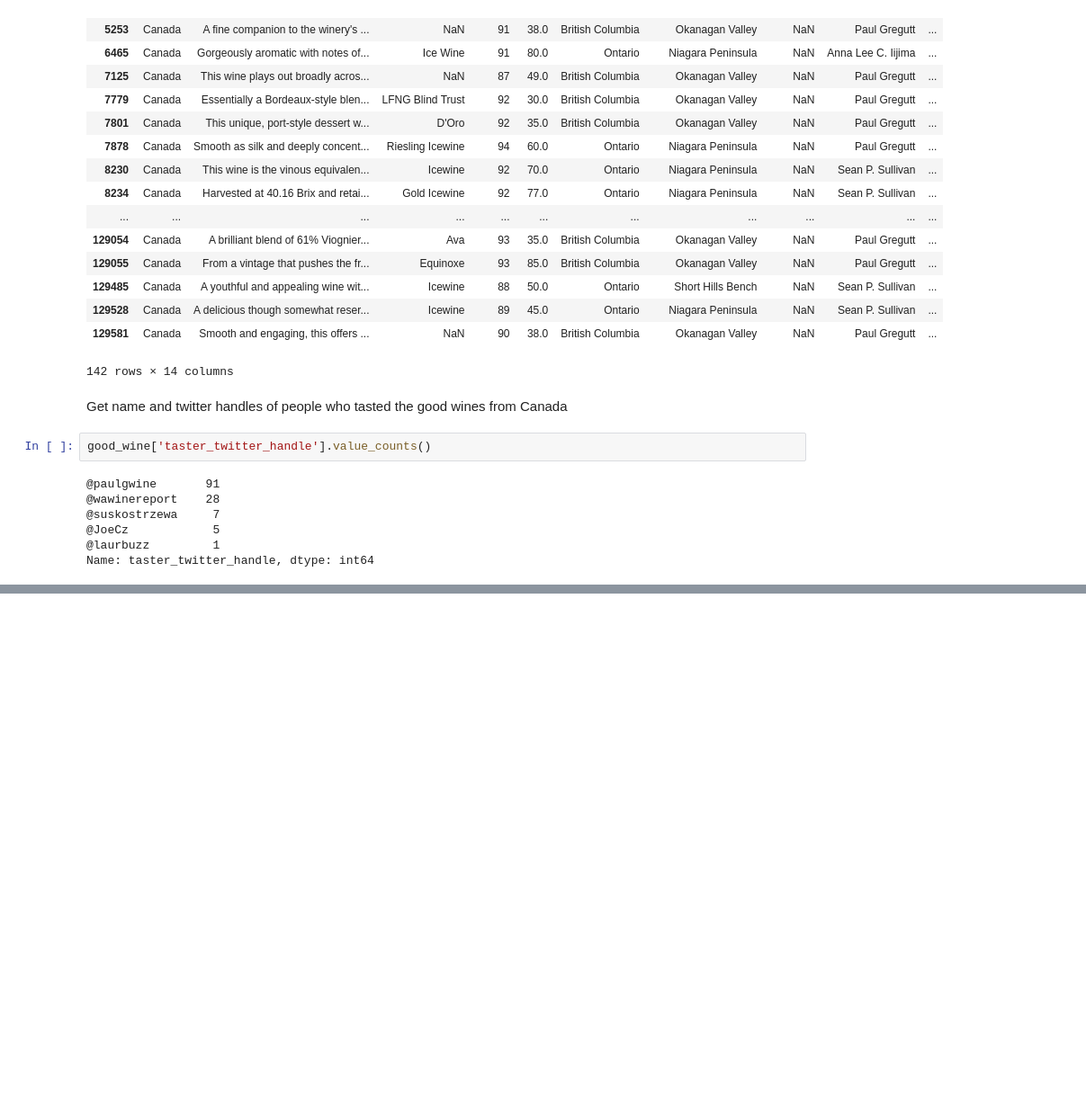
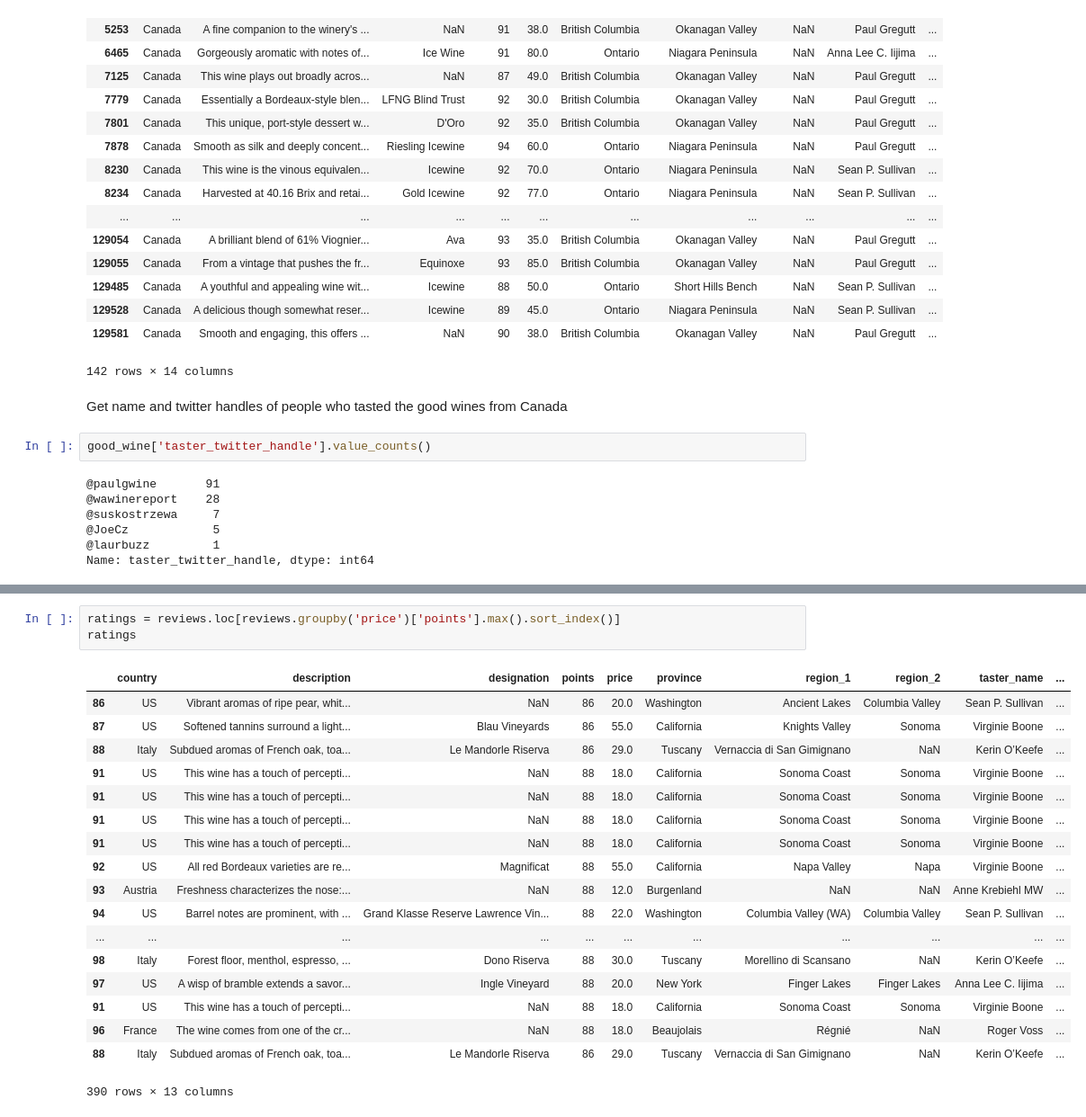
Before and after one commit to jimaid/tutorial, a Jupyter notebook: Pandas tutorials.ipynb, the cells around one changed output, grey strips where cells are left out. Shown: that part at 90% size. Saved outputs shown, nothing was run; the diff lists cells and outputs as text; blank space fills up the shorter version.

```diff
--- a/Pandas tutorials.ipynb
+++ b/Pandas tutorials.ipynb
@@ -512,0 +579,22 @@ Name: taster_twitter_handle, dtype: int64
+# %%
+ratings = reviews.loc[reviews.groupby('price')['points'].max().sort_index()]
+ratings
+# %% [output]
+|  | country | description | designation | points | price | province | region_1 | region_2 | taster_name | ... |
+| 86 | US | Vibrant aromas of ripe pear, whit... | NaN | 86 | 20.0 | Washington | Ancient Lakes | Columbia Valley | Sean P. Sullivan | ... |
+| 87 | US | Softened tannins surround a light... | Blau Vineyards | 86 | 55.0 | California | Knights Valley | Sonoma | Virginie Boone | ... |
+| 88 | Italy | Subdued aromas of French oak, toa... | Le Mandorle Riserva | 86 | 29.0 | Tuscany | Vernaccia di San Gimignano | NaN | Kerin O’Keefe | ... |
+| 91 | US | This wine has a touch of percepti... | NaN | 88 | 18.0 | California | Sonoma Coast | Sonoma | Virginie Boone | ... |
+| 91 | US | This wine has a touch of percepti... | NaN | 88 | 18.0 | California | Sonoma Coast | Sonoma | Virginie Boone | ... |
+| 91 | US | This wine has a touch of percepti... | NaN | 88 | 18.0 | California | Sonoma Coast | Sonoma | Virginie Boone | ... |
+| 91 | US | This wine has a touch of percepti... | NaN | 88 | 18.0 | California | Sonoma Coast | Sonoma | Virginie Boone | ... |
+| 92 | US | All red Bordeaux varieties are re... | Magnificat | 88 | 55.0 | California | Napa Valley | Napa | Virginie Boone | ... |
+| 93 | Austria | Freshness characterizes the nose:... | NaN | 88 | 12.0 | Burgenland | NaN | NaN | Anne Krebiehl MW | ... |
+| 94 | US | Barrel notes are prominent, with ... | Grand Klasse Reserve Lawrence Vin... | 88 | 22.0 | Washington | Columbia Valley (WA) | Columbia Valley | Sean P. Sullivan | ... |
+| ... | ... | ... | ... | ... | ... | ... | ... | ... | ... | ... |
+| 98 | Italy | Forest floor, menthol, espresso, ... | Dono Riserva | 88 | 30.0 | Tuscany | Morellino di Scansano | NaN | Kerin O’Keefe | ... |
+| 97 | US | A wisp of bramble extends a savor... | Ingle Vineyard | 88 | 20.0 | New York | Finger Lakes | Finger Lakes | Anna Lee C. Iijima | ... |
+| 91 | US | This wine has a touch of percepti... | NaN | 88 | 18.0 | California | Sonoma Coast | Sonoma | Virginie Boone | ... |
+| 96 | France | The wine comes from one of the cr... | NaN | 88 | 18.0 | Beaujolais | Régnié | NaN | Roger Voss | ... |
+| 88 | Italy | Subdued aromas of French oak, toa... | Le Mandorle Riserva | 86 | 29.0 | Tuscany | Vernaccia di San Gimignano | NaN | Kerin O’Keefe | ... |
+390 rows × 13 columns
```
Also changed, not shown: parts of 12 cells of this notebook.
